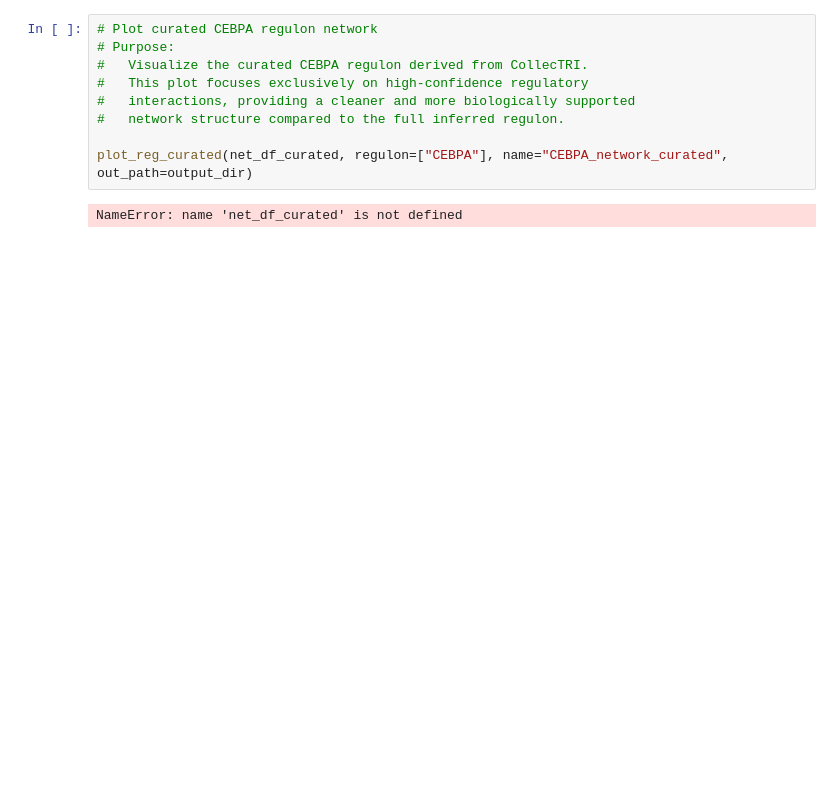
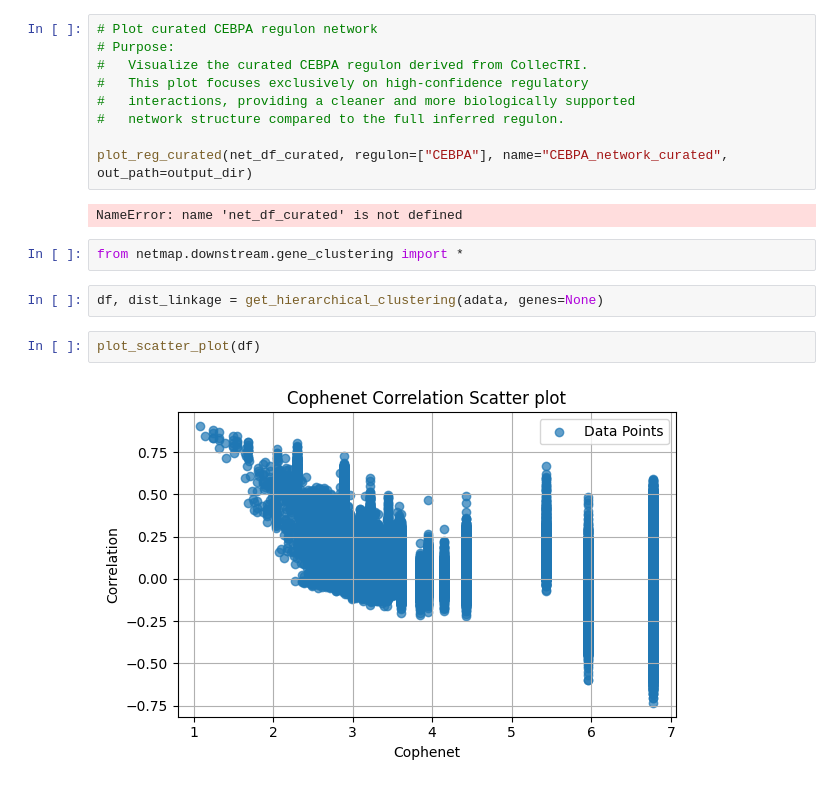
Before and after one commit to bionetslab/netmap, a Jupyter notebook: tutorials/use_case.ipynb, the cells around one changed output. Saved outputs shown, nothing was run; the diff lists cells and outputs as text; blank space fills up the shorter version.

```diff
--- a/tutorials/use_case.ipynb
+++ b/tutorials/use_case.ipynb
@@ -486,3 +434,11 @@ AttributeError: module 'numpy' has no attribute 'NAN'
 plot_reg_curated(net_df_curated, regulon=["CEBPA"], name="CEBPA_network_curated", out_path=output_dir)
 # %% [output]
 NameError: name 'net_df_curated' is not defined
+# %%
+from netmap.downstream.gene_clustering import *
+# %%
+df, dist_linkage = get_hierarchical_clustering(adata, genes=None)
+# %%
+plot_scatter_plot(df)
+# %% [output]
+[figure, added]
```
Also changed, not shown: parts of 29 cells of this notebook, 6 other files.
